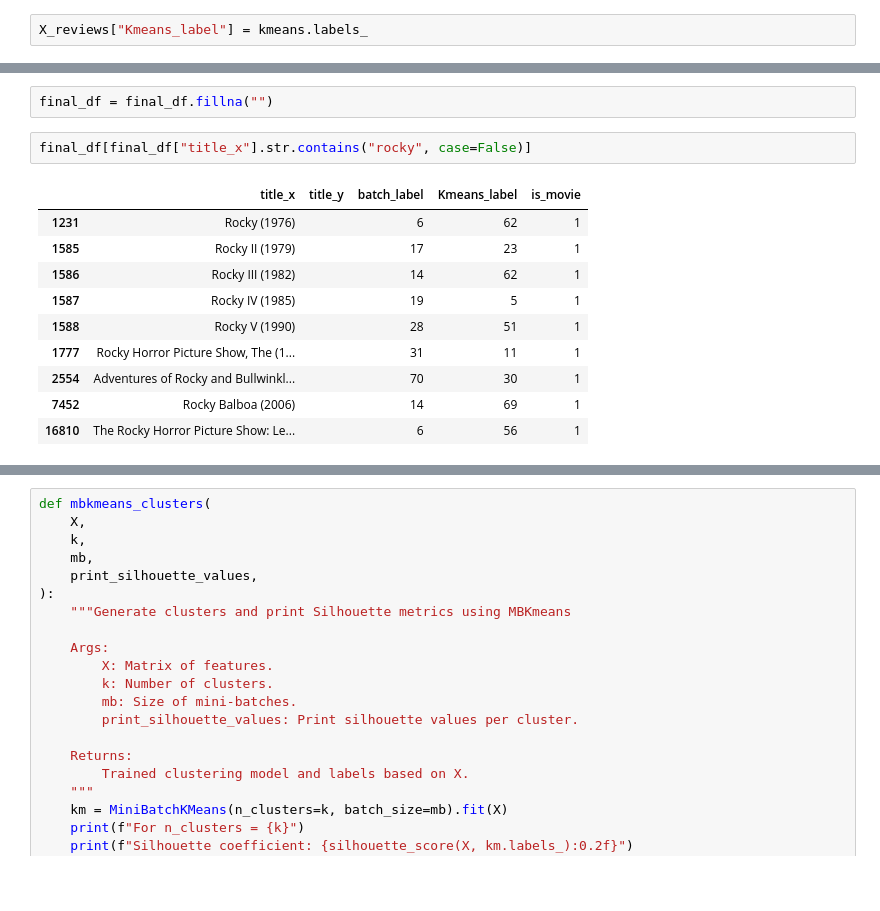
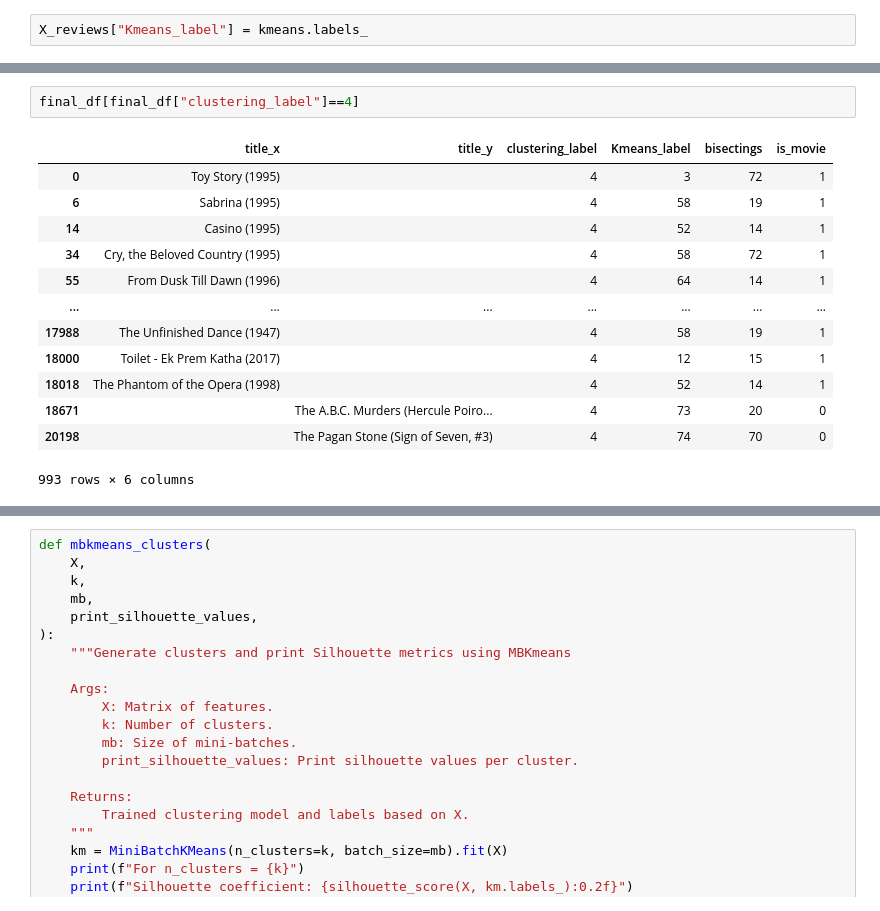
Before and after one commit to arostagnat/BookMatch, a Jupyter notebook: notebooks/CNN_model.ipynb, the cells around one changed output, grey strips where cells are left out. Saved outputs shown, nothing was run; the diff lists cells and outputs as text; blank space fills up the shorter version.

```diff
--- a/notebooks/CNN_model.ipynb
+++ b/notebooks/CNN_model.ipynb
@@ -311,15 +277,16 @@ Name: Kmeans_label, Length: 75, dtype: int64
 # %%
-final_df = final_df.fillna("")
+final_df[final_df["clustering_label"]==4]
+# %% [output]
+|  | title_x | title_y | clustering_label | Kmeans_label | bisectings | is_movie |
+| 0 | Toy Story (1995) |  | 4 | 3 | 72 | 1 |
+| 6 | Sabrina (1995) |  | 4 | 58 | 19 | 1 |
+| 14 | Casino (1995) |  | 4 | 52 | 14 | 1 |
+| 34 | Cry, the Beloved Country (1995) |  | 4 | 58 | 72 | 1 |
+| 55 | From Dusk Till Dawn (1996) |  | 4 | 64 | 14 | 1 |
+| ... | ... | ... | ... | ... | ... | ... |
+| 17988 | The Unfinished Dance (1947) |  | 4 | 58 | 19 | 1 |
+| 18000 | Toilet - Ek Prem Katha (2017) |  | 4 | 12 | 15 | 1 |
+| 18018 | The Phantom of the Opera (1998) |  | 4 | 52 | 14 | 1 |
+| 18671 |  | The A.B.C. Murders (Hercule Poiro... | 4 | 73 | 20 | 0 |
+| 20198 |  | The Pagan Stone (Sign of Seven, #3) | 4 | 74 | 70 | 0 |
+993 rows × 6 columns
-# %%
-final_df[final_df["title_x"].str.contains("rocky", case=False)]
-# %% [output]
-|  | title_x | title_y | batch_label | Kmeans_label | is_movie |
-| 1231 | Rocky (1976) |  | 6 | 62 | 1 |
-| 1585 | Rocky II (1979) |  | 17 | 23 | 1 |
-| 1586 | Rocky III (1982) |  | 14 | 62 | 1 |
-| 1587 | Rocky IV (1985) |  | 19 | 5 | 1 |
-| 1588 | Rocky V (1990) |  | 28 | 51 | 1 |
-| 1777 | Rocky Horror Picture Show, The (1... |  | 31 | 11 | 1 |
-| 2554 | Adventures of Rocky and Bullwinkl... |  | 70 | 30 | 1 |
-| 7452 | Rocky Balboa (2006) |  | 14 | 69 | 1 |
-| 16810 | The Rocky Horror Picture Show: Le... |  | 6 | 56 | 1 |
```
Also changed, not shown: parts of 61 cells of this notebook.
